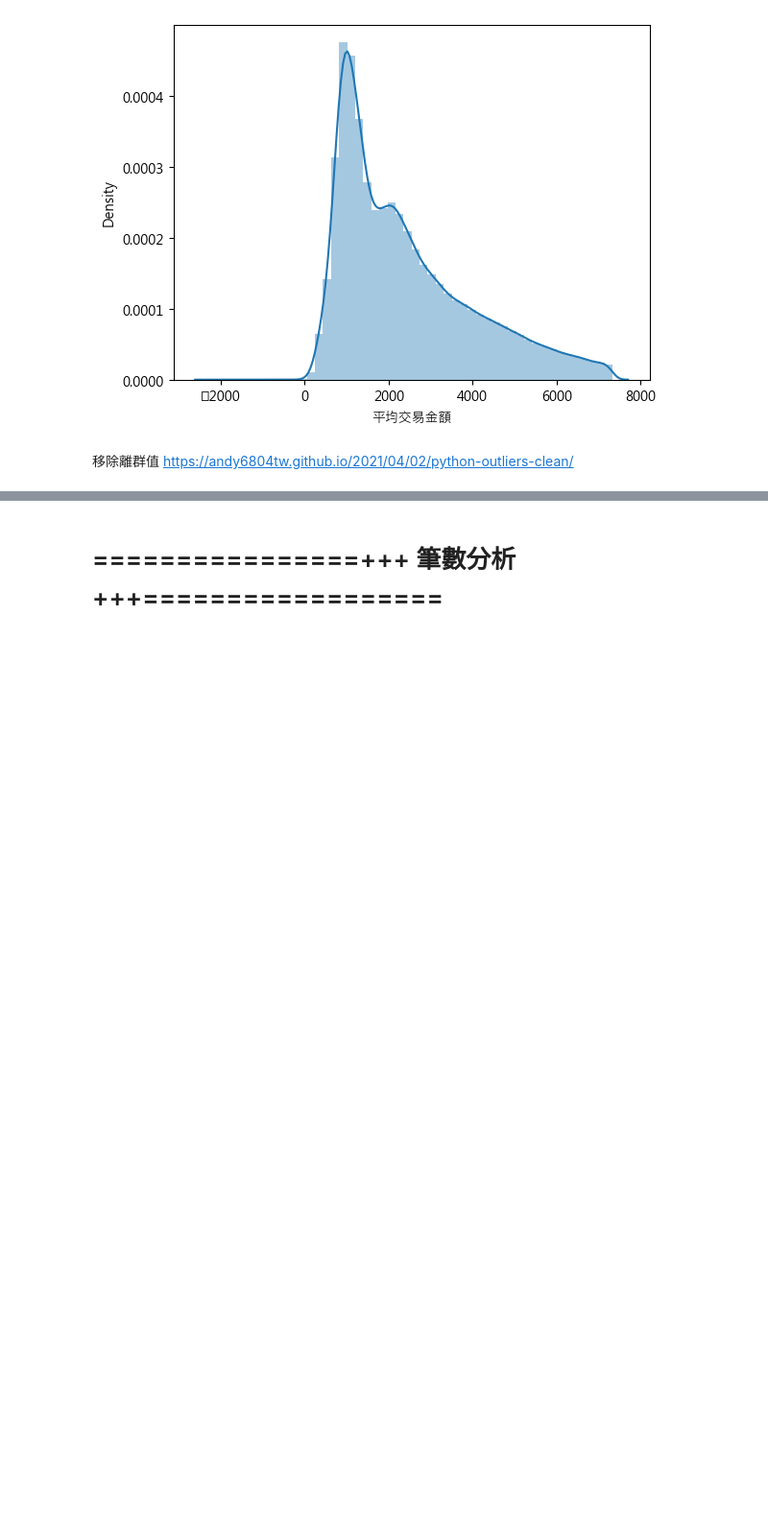
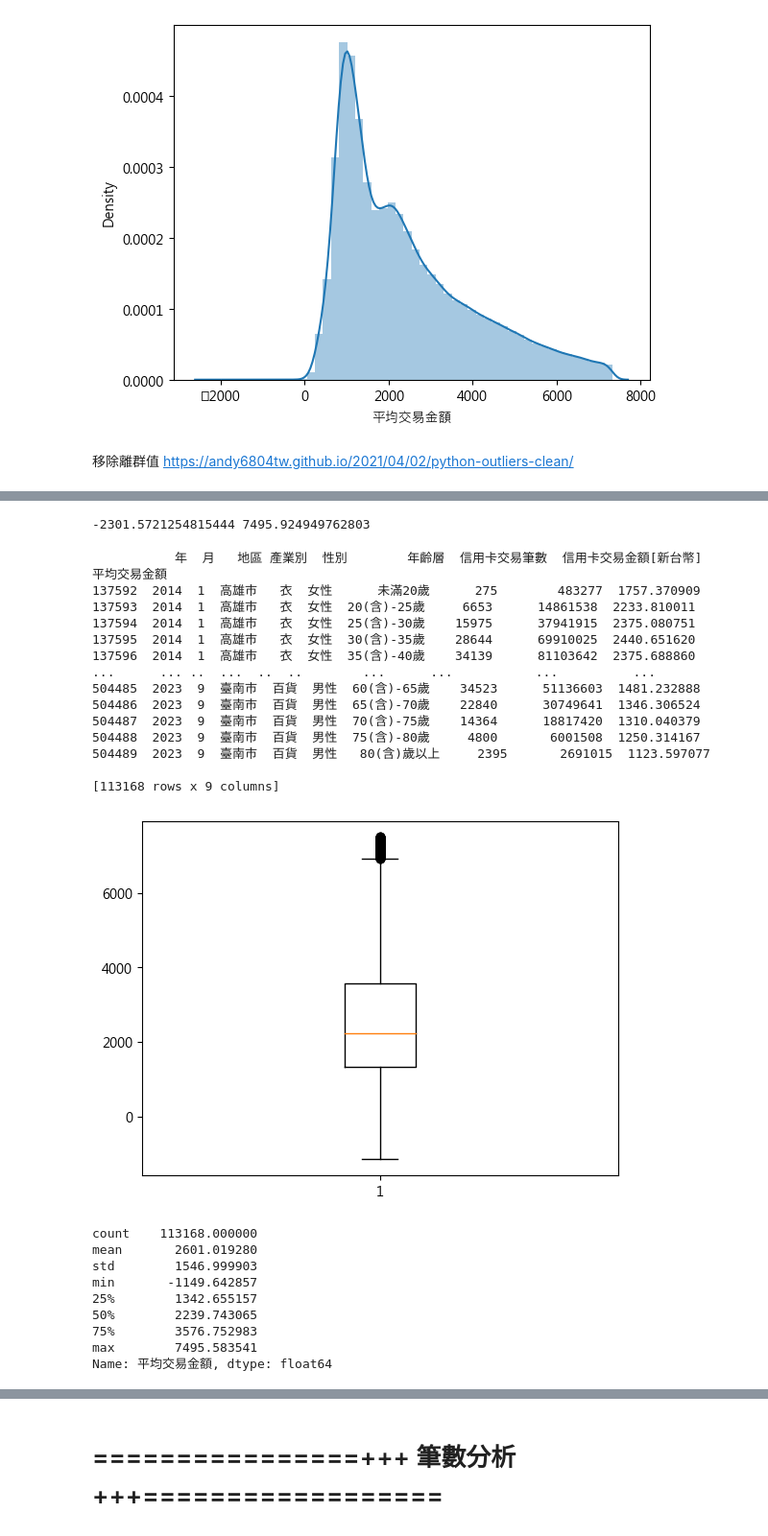
Before and after one commit to George1120901/..__creditcard__, a Jupyter notebook: test6-heatMap.ipynb, the cells around one changed output, grey strips where cells are left out. Shown at 96% size. Cells and saved outputs as stored; diff of their text form; code cells hidden in the pictures; blank space fills up the shorter version.

```diff
--- a/test6-heatMap.ipynb
+++ b/test6-heatMap.ipynb
@@ -562,0 +572,12 @@ print ("Shape Of The After Ouliers: ",data.shape)
+# %%
+# test
+matplotlib.rc('font', family='Microsoft JhengHei')
+other = df_age["產業別"] != '其他'
+# df_live = df_age[other]
+df_noOther = df_age[other]
+df_noOther = df_noOther.loc[df_noOther['信用卡交易筆數'] != 0]
+df_noOther['平均交易金額'] = df_noOther['信用卡交易金額[新台幣]'] / df_noOther['信用卡交易筆數']
+df_noOther.info()
+# 檢視是有空值
+# df_b.isnull()
+df_noOther
@@ -562,0 +614,8 @@ print ("Shape Of The After Ouliers: ",data.shape)
+# %%
+# 篩選/分析6都
+selected_cities = ['臺北市', '新北市', '桃園市', '臺中市', '臺南市', '高雄市']
+df_noOther_selected_cities = df_noOther[df_noOther['地區'].isin(selected_cities)]
+
+print(df_noOther_selected_cities)
+# df_noOther_selected_cities ['地區'].unique()
+df_noOther
@@ -562,0 +650,51 @@ print ("Shape Of The After Ouliers: ",data.shape)
+# %%
+# 設定區間
+# IQR
+IQR = np.percentile(df_noOther_selected_cities['平均交易金額'], 75) - np.percentile(
+    df_noOther_selected_cities['平均交易金額'], 25)
+# lower_bound = 1157.9-1.5*(3633.9-1157.9)
+lower_bound = np.percentile(df_noOther_selected_cities['平均交易金額'], 25) - 1.5*IQR
+
+# upper_bound = 3633.9+1.5*(3633.9-1157.9)
+upper_bound = np.percentile(df_noOther_selected_cities['平均交易金額'], 75) + 1.5*IQR
+print(lower_bound, upper_bound)
+# %% [output]
+-2301.5721254815444 7495.924949762803
+# %%
+# 使用條件篩選
+filtered_df_noOther_6scities = df_noOther_selected_cities[(df_noOther_selected_cities['平均交易金額'] >= lower_bound) &
+                                         (df_noOther_selected_cities['平均交易金額'] <= upper_bound)]
+
+# 打印篩選後的 DataFrame
+print(filtered_df_noOther_6scities)
+
+x = filtered_df_noOther_6scities['平均交易金額']
+plt.boxplot(x)
+plt.show()
+
+filtered_df_noOther_6scities['平均交易金額'].describe(include='all')
+# %% [output]
+           年  月   地區 產業別  性別        年齡層  信用卡交易筆數  信用卡交易金額[新台幣]       平均交易金額
+137592  2014  1  高雄市   衣  女性      未滿20歲      275        483277  1757.370909
+137593  2014  1  高雄市   衣  女性  20(含)-25歲     6653      14861538  2233.810011
+137594  2014  1  高雄市   衣  女性  25(含)-30歲    15975      37941915  2375.080751
+137595  2014  1  高雄市   衣  女性  30(含)-35歲    28644      69910025  2440.651620
+137596  2014  1  高雄市   衣  女性  35(含)-40歲    34139      81103642  2375.688860
+...      ... ..  ...  ..  ..        ...      ...           ...          ...
+504485  2023  9  臺南市  百貨  男性  60(含)-65歲    34523      51136603  1481.232888
+504486  2023  9  臺南市  百貨  男性  65(含)-70歲    22840      30749641  1346.306524
+504487  2023  9  臺南市  百貨  男性  70(含)-75歲    14364      18817420  1310.040379
+504488  2023  9  臺南市  百貨  男性  75(含)-80歲     4800       6001508  1250.314167
+504489  2023  9  臺南市  百貨  男性   80(含)歲以上     2395       2691015  1123.597077
+
+[113168 rows x 9 columns]
+[figure, added]
+count    113168.000000
+mean       2601.019280
+std        1546.999903
+min       -1149.642857
+25%        1342.655157
+50%        2239.743065
+75%        3576.752983
+max        7495.583541
+Name: 平均交易金額, dtype: float64
```
Also changed, not shown: parts of 10 cells of this notebook.
